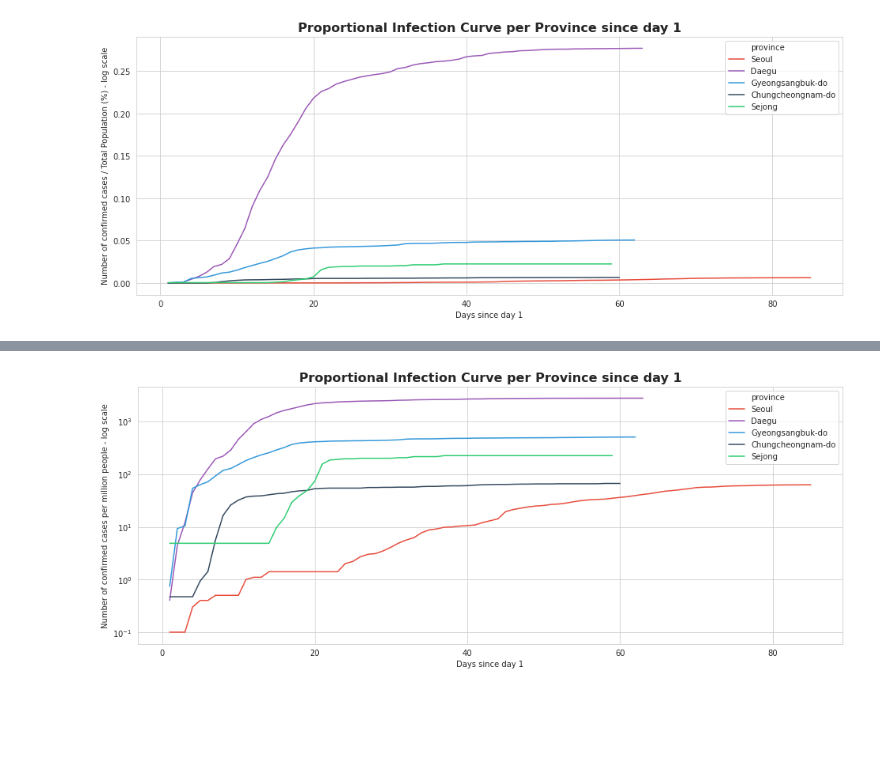
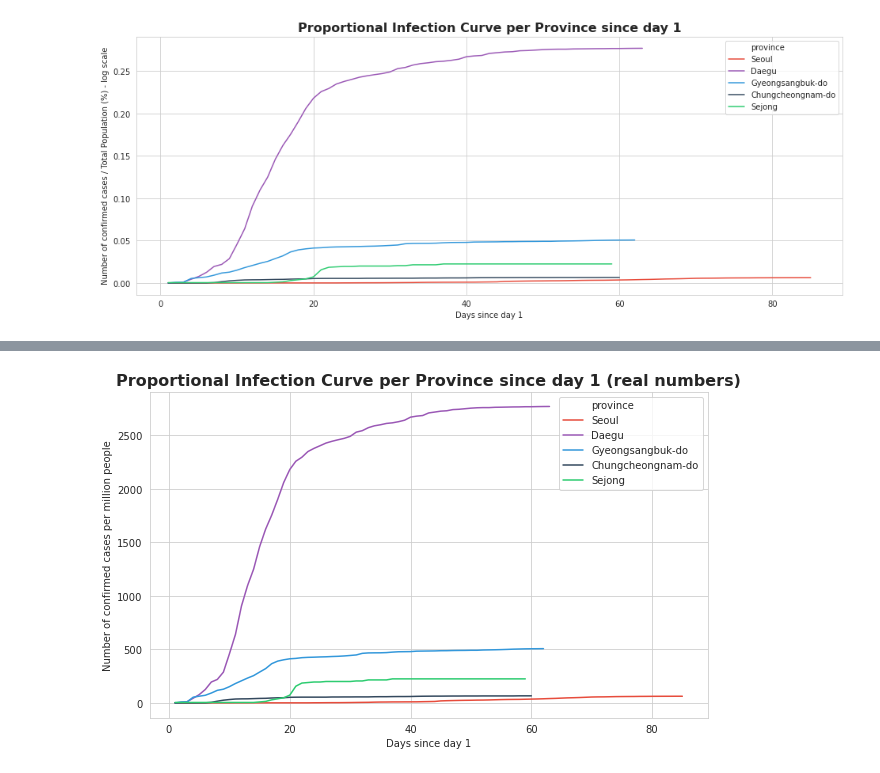
Before and after one commit to tarcisobraz/covid19-skorea, a Jupyter notebook: code/final-notebooks/q1-infections-province-time.ipynb, the cells around one changed output, grey strips where cells are left out. Saved outputs shown, nothing was run; the diff lists cells and outputs as text; code cells hidden in the pictures; blank space fills up the shorter version.

```diff
--- a/code/final-notebooks/q1-infections-province-time.ipynb
+++ b/code/final-notebooks/q1-infections-province-time.ipynb
@@ -298,16 +307,16 @@ p.set_ylabel('Number of confirmed cases / Total Population (%) - log scale', fon
 # %%
 top_infected_provinces_perm_nos = total_per_province.sort_values('accum_confirmed_per_million_people', ascending=False).head(5).province
 
-plt.figure(figsize=(16, 6))
+plt.figure(figsize=(10, 6))
 p = sns.lineplot(x="days_since_day1",
                  y="accum_confirmed_per_million_people",
                  hue="province",
                  data=infections_since_day1_full[infections_since_day1_full.province.isin(
                      top_infected_provinces_perm_nos)],
                  palette=provinces_palette);
-p.set_yscale("log");
-p.axes.set_title('Proportional Infection Curve per Province since day 1', fontsize = 16, weight='bold');
+
+p.axes.set_title('Proportional Infection Curve per Province since day 1 (real numbers)', fontsize = 16, weight='bold');
 p.set_xlabel('Days since day 1', fontsize = 10);
-p.set_ylabel('Number of confirmed cases per million people - log scale', fontsize = 10);
+p.set_ylabel('Number of confirmed cases per million people', fontsize = 10);
 # %% [output]
-[figure, old version]
+[figure, new version]
```
Also changed, not shown: parts of 4 cells of this notebook.
